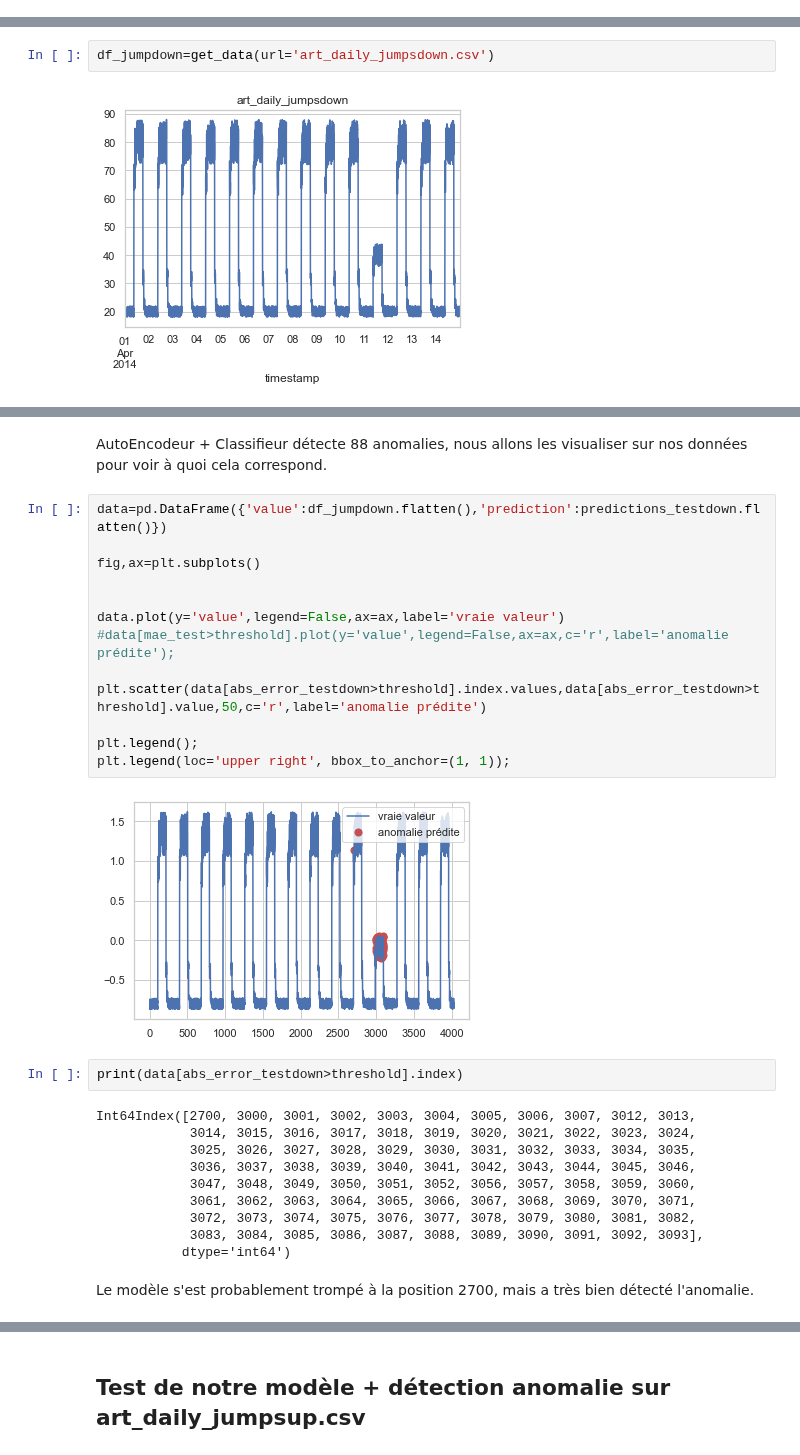
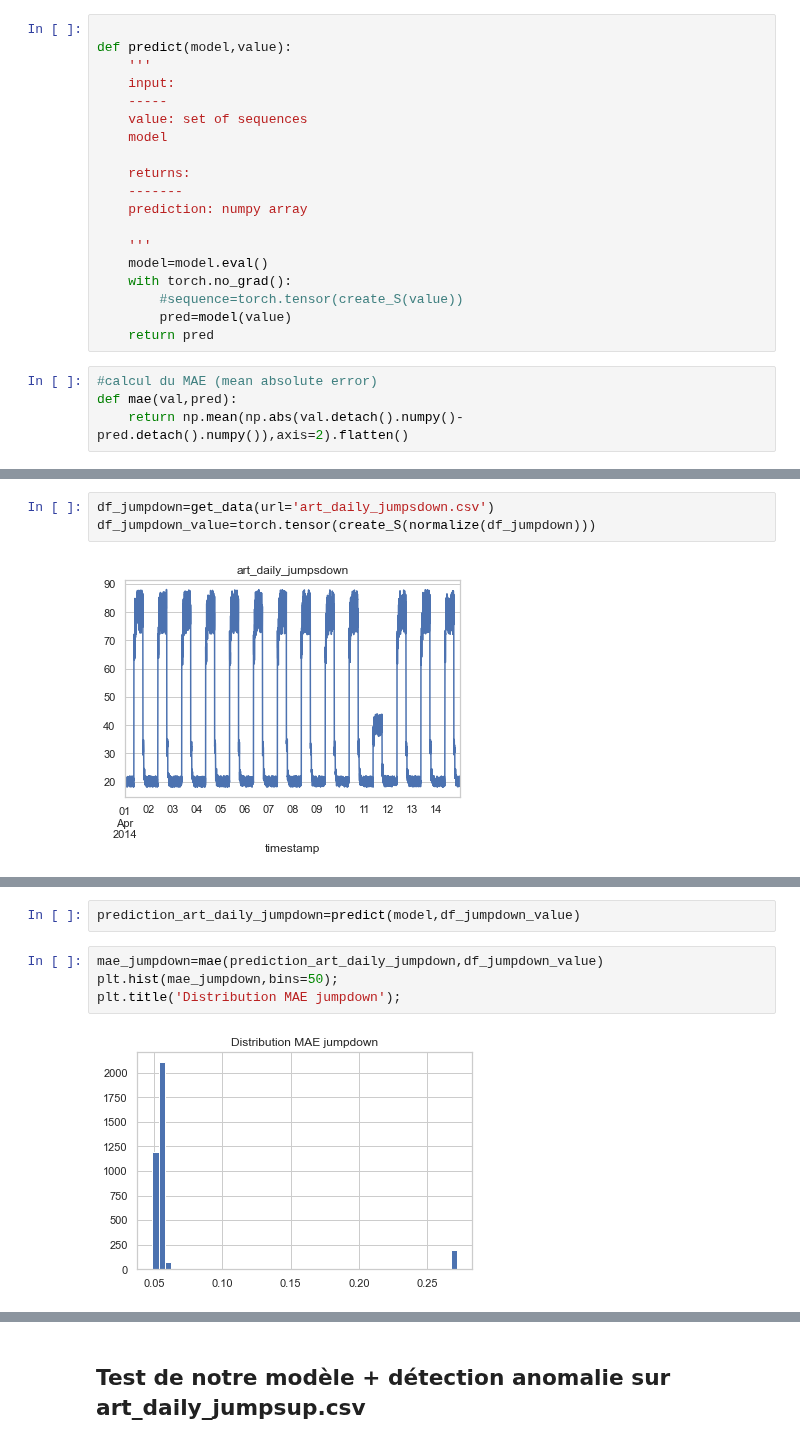
Before and after one commit to cheikh06/Detection_Anomaly, a Jupyter notebook: Anomaly_Detection.ipynb, the cells around one changed output, grey strips where cells are left out. Cells and saved outputs as stored; diff of their text form.

```diff
--- a/Anomaly_Detection.ipynb
+++ b/Anomaly_Detection.ipynb
@@ -312,0 +274,23 @@ threshold:  0.3871093635397891
+# %%
+
+def predict(model,value):
+    '''
+    input:
+    -----
+    value: set of sequences
+    model
+
+    returns:
+    -------
+    prediction: numpy array
+
+    '''
+    model=model.eval()
+    with torch.no_grad():
+        #sequence=torch.tensor(create_S(value))
+        pred=model(value)
+    return pred
+# %%
+#calcul du MAE (mean absolute error)
+def mae(val,pred):
+    return np.mean(np.abs(val.detach().numpy()-pred.detach().numpy()),axis=2).flatten()
@@ -314,5 +323,6 @@ threshold:  0.3871093635397891
 ##  Test de notre modèle + détection anomalie sur art_daily_jumpsdown.csv
 # %%
 df_jumpdown=get_data(url='art_daily_jumpsdown.csv')
+df_jumpdown_value=torch.tensor(create_S(normalize(df_jumpdown)))
 # %% [output]
 [figure]
@@ -351,31 +329,8 @@ print(" Nombre d'anomalies détectés: ",np.sum(abs_error_testdown>threshold))
-# %% [markdown]
-AutoEncodeur + Classifieur détecte 88 anomalies, nous allons les visualiser sur nos données pour voir à quoi cela correspond.
-# %%
-data=pd.DataFrame({'value':df_jumpdown.flatten(),'prediction':predictions_testdown.flatten()})
-
-fig,ax=plt.subplots()
-
-
-data.plot(y='value',legend=False,ax=ax,label='vraie valeur')
-#data[mae_test>threshold].plot(y='value',legend=False,ax=ax,c='r',label='anomalie prédite');
-
-plt.scatter(data[abs_error_testdown>threshold].index.values,data[abs_error_testdown>threshold].value,50,c='r',label='anomalie prédite')
-
-plt.legend();
-plt.legend(loc='upper right', bbox_to_anchor=(1, 1));
-# %% [output]
-[figure, removed]
-# %%
-print(data[abs_error_testdown>threshold].index)
-# %% [output]
-Int64Index([2700, 3000, 3001, 3002, 3003, 3004, 3005, 3006, 3007, 3012, 3013,
-            3014, 3015, 3016, 3017, 3018, 3019, 3020, 3021, 3022, 3023, 3024,
-            3025, 3026, 3027, 3028, 3029, 3030, 3031, 3032, 3033, 3034, 3035,
-            3036, 3037, 3038, 3039, 3040, 3041, 3042, 3043, 3044, 3045, 3046,
-            3047, 3048, 3049, 3050, 3051, 3052, 3056, 3057, 3058, 3059, 3060,
-            3061, 3062, 3063, 3064, 3065, 3066, 3067, 3068, 3069, 3070, 3071,
-            3072, 3073, 3074, 3075, 3076, 3077, 3078, 3079, 3080, 3081, 3082,
-            3083, 3084, 3085, 3086, 3087, 3088, 3089, 3090, 3091, 3092, 3093],
-           dtype='int64')
-# %% [markdown]
-Le modèle s'est probablement trompé à la position 2700, mais a très bien détecté l'anomalie.
+# %%
+prediction_art_daily_jumpdown=predict(model,df_jumpdown_value)
+# %%
+mae_jumpdown=mae(prediction_art_daily_jumpdown,df_jumpdown_value)
+plt.hist(mae_jumpdown,bins=50);
+plt.title('Distribution MAE jumpdown');
+# %% [output]
+[figure, added]
```
Also changed, not shown: parts of 48 cells of this notebook, 1 other file.
